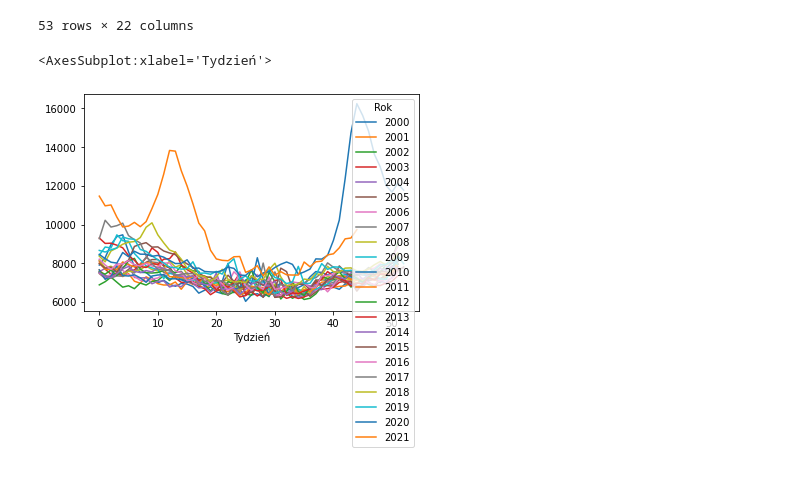
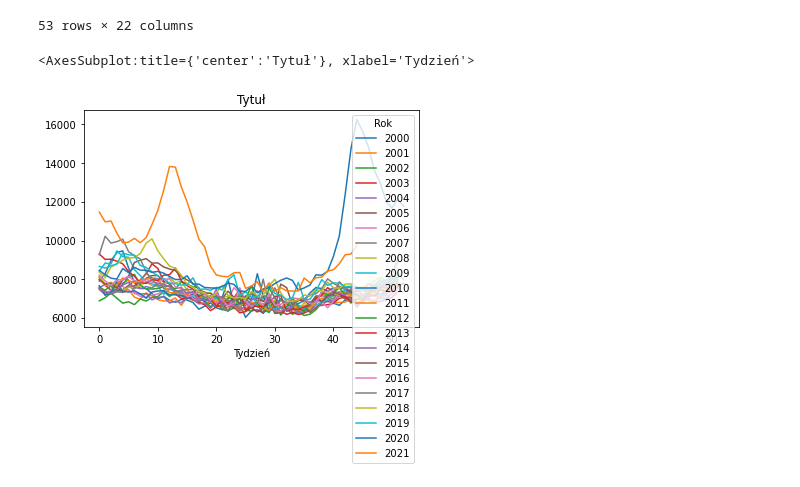
Before and after one commit to anuszka/govpl, a Jupyter notebook: GUS/gus01.ipynb, the cells around one changed output. Drawn from its saved outputs; the diff is of its cells as text; code cells hidden in the pictures.

```diff
--- a/GUS/gus01.ipynb
+++ b/GUS/gus01.ipynb
@@ -129,8 +128,12 @@ df_og
 | 51 | 8000 | 7936 | 8103 | 7358 | 7691 | 7825 | 7546 | 8115 | 7985 | 8357 | ... | ... |
 | 52 | NaN | NaN | NaN | NaN | 7766 | NaN | NaN | NaN | NaN | 7988 | ... | ... |
 53 rows × 22 columns
-# %%
-df_og.plot()
-# %% [output]
-<AxesSubplot:xlabel='Tydzień'>
-[figure, removed]
+# %%
+plotopts = {
+    'title' : 'Tytuł'
+}
+
+df_og.plot(**plotopts)
+# %% [output]
+<AxesSubplot:title={'center':'Tytuł'}, xlabel='Tydzień'>
+[figure, added]
```
Also changed, not shown: parts of 1 cell of this notebook, 1 other file.
